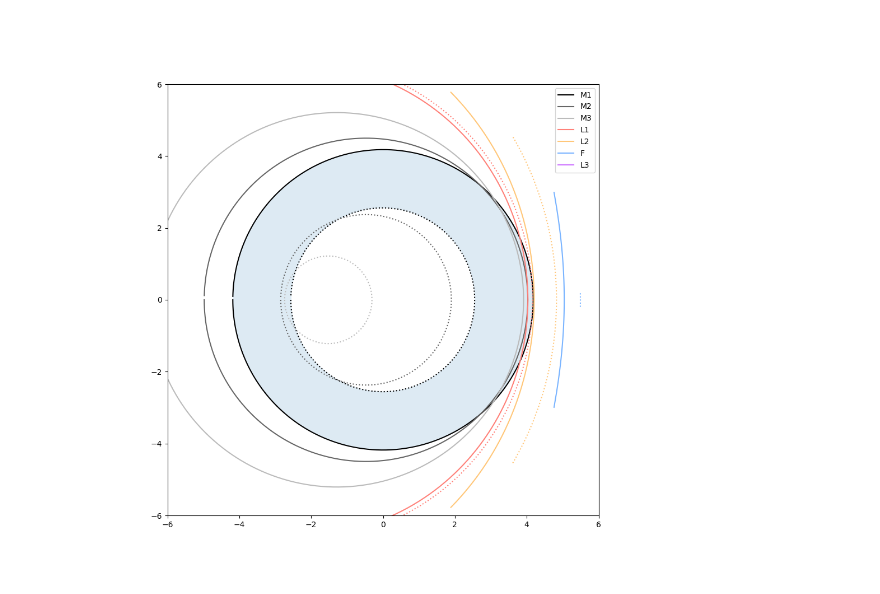
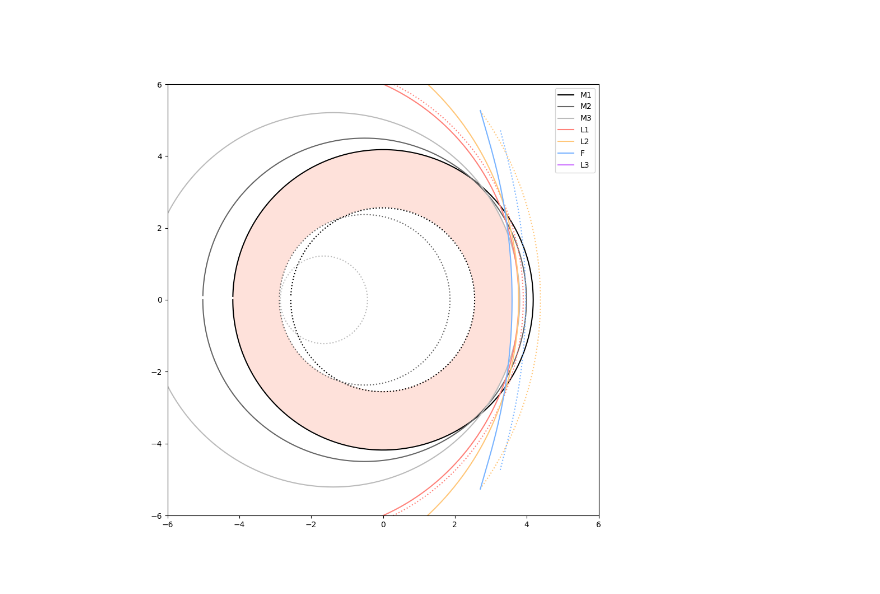
Before and after one commit to jmeyers314/danish, a Jupyter notebook: notebooks/Vignetting Model.ipynb, the cells around one changed output. Drawn from its saved outputs; the diff is of its cells as text; code cells hidden in the pictures.

```diff
--- a/notebooks/Vignetting Model.ipynb
+++ b/notebooks/Vignetting Model.ipynb
@@ -66,27 +66,46 @@ def contour(thx, name, attr, do_center=False):
     ys = [r*np.sin(az) for r, az in zip(rs, azs)]
     return xs, ys
 # %%
-thx = 1.62
+thx = 1.75
 plt.figure(figsize=(10, 10))
 plt.plot(*contour(thx, 'M1', 'outer'), c='#000000', label='M1')
 plt.plot(*contour(thx, 'M1', 'inner', do_center=True), c='#000000', ls=':')
 plt.plot(*contour(thx, 'M2', 'outer'), c='#666666', label='M2')
 plt.plot(*contour(thx, 'M2', 'inner', do_center=True), c='#666666', ls=':')
 plt.plot(*contour(thx, 'M3', 'outer'), c='#BBBBBB', label='M3')
 plt.plot(*contour(thx, 'M3', 'inner', do_center=True), c='#BBBBBB', ls=':')
 plt.plot(*contour(thx, 'L1_entrance', 'radius'), c='#Ff8179', label='L1')
 plt.plot(*contour(thx, 'L1_exit', 'radius'), c='#Ff8179', ls=':')
 plt.plot(*contour(thx, 'L2_entrance', 'radius'), c='#Ffc779', label='L2')
 plt.plot(*contour(thx, 'L2_exit', 'radius'), c='#Ffc779', ls=':')
 plt.plot(*contour(thx, 'Filter_entrance', 'radius'), c='#79b4ff', label='F')
 plt.plot(*contour(thx, 'Filter_exit', 'radius'), c='#79b4ff', ls=':')
 plt.plot(*contour(thx, 'L3_entrance', 'radius'), c='#D079ff', label='L3')
 plt.plot(*contour(thx, 'L3_exit', 'radius'), c='#D079ff', ls=':')
-plt.gca().add_patch(patches.Annulus( (0,0), 4.18, 4.18*0.39, alpha=0.15))
+# plt.gca().add_patch(patches.Annulus( (0,0), 4.18, 4.18*0.39, alpha=0.15))
 plt.gca().set_aspect('equal')
 plt.xlim(-6, 6)
 plt.ylim(-6, 6)
 plt.legend()
+
+wf = batoid.wavefront(
+    telescope,
+    theta_x=np.deg2rad(thx),
+    theta_y=0.0,
+    wavelength=622e-9,
+    projection='gnomonic',
+    nx=1024,
+)
+
+plt.imshow(np.isfinite(wf.array), extent=[-4.18, 4.18, -4.18, 4.18], alpha=0.2, cmap='Reds', vmin=0, vmax=2)
+
+# # Need to actually draw the circle for Filter_entrance
+# if thx > fits['Filter_entrance']['thx_min']:
+#     radius = np.polyval(fits['Filter_entrance']['pradius'], thx)
+#     center = np.polyval(fits['Filter_entrance']['pcenter'], thx)
+# print(radius, center)
+# plt.gca().add_patch(patches.Circle((center, 0), radius=radius, facecolor='none', edgecolor='green', lw=5))
+
 plt.show()
 # %% [output]
-[figure, old version]
+[figure, new version]
```
Also changed, not shown: parts of 7 cells of this notebook, 1 other file.
